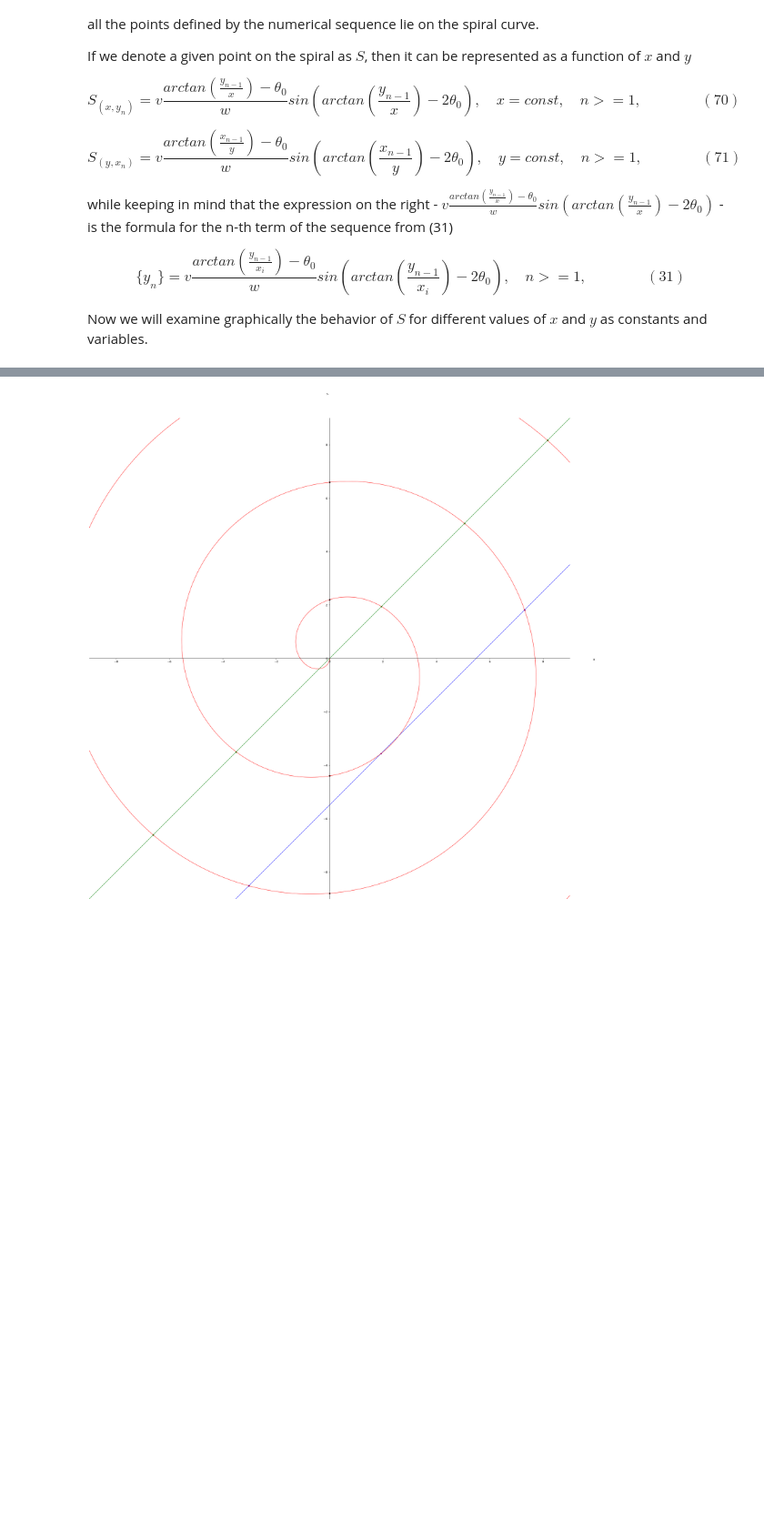
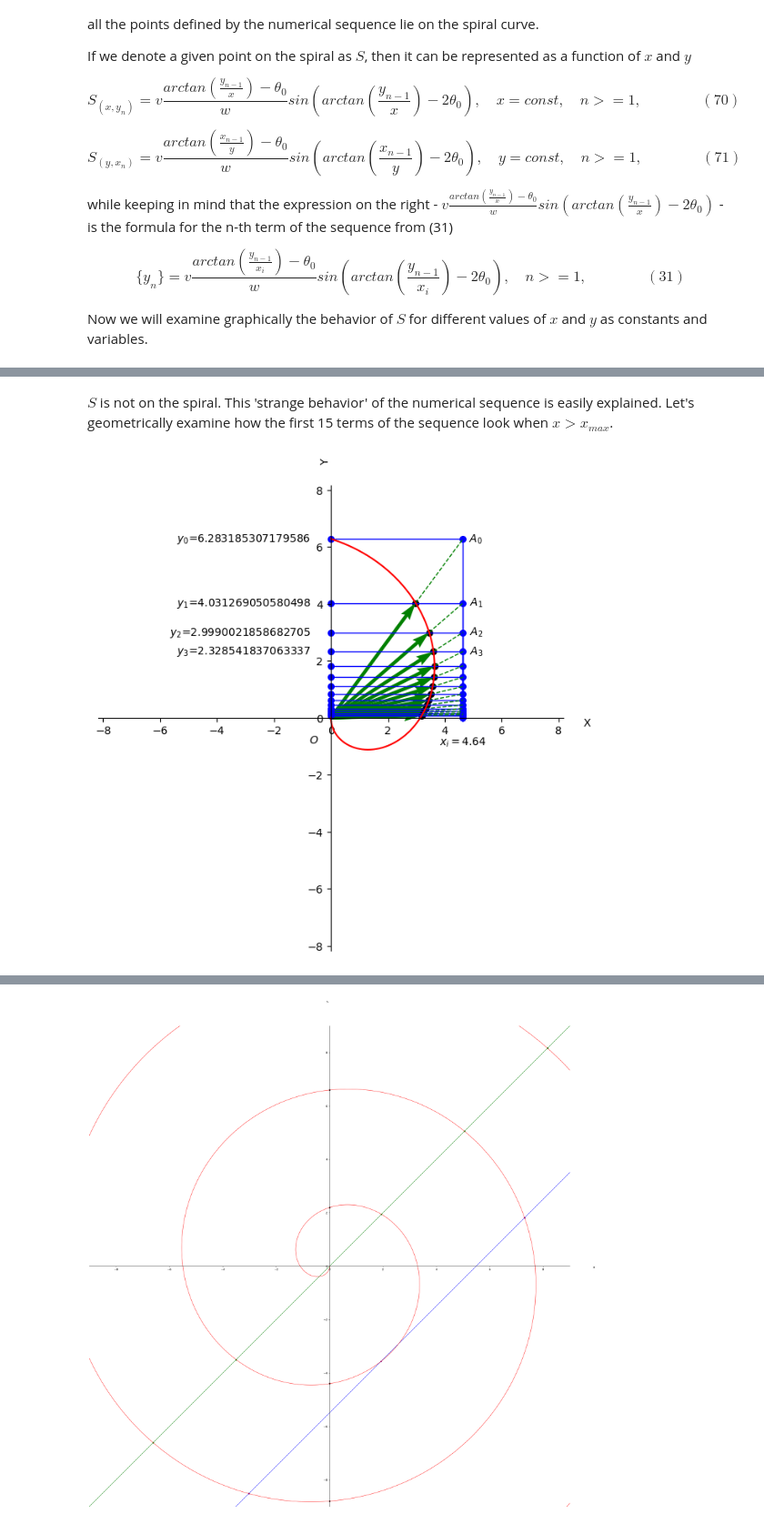
Before and after one commit to Kiril-Lazarov/Intersection-points-between-a-line-and-a-spiral, a Jupyter notebook: Intersection between a line and a spiral.ipynb, the cells around one changed output, grey strips where cells are left out. Shown at 91% size. Cells and saved outputs as stored; diff of their text form; code cells hidden in the pictures; blank space fills up the shorter version.

```diff
--- a/Intersection between a line and a spiral.ipynb
+++ b/Intersection between a line and a spiral.ipynb
@@ -565,0 +586,11 @@ Now we will examine graphically the behavior of $S$ for different values of $x$
+# %% [markdown]
+$S$ is not on the spiral. This 'strange behavior' of the numerical sequence is easily explained. Let's geometrically examine how the first 15 terms of the sequence look when $x > x_{max}$.
+# %%
+ax = create_field(figsize=(10, 10), x_lim=(-y_axis_limit, y_axis_limit), y_lim=(-y_axis_limit, y_axis_limit))
+
+draw_algorithm(x_max+1, y_max, v, w, theta_0,ax, steps_count=15)
+plt.plot(x, y,color='red')
+
+plt.show()
+# %% [output]
+[figure, added]
```
Also changed, not shown: parts of 5 cells of this notebook.
